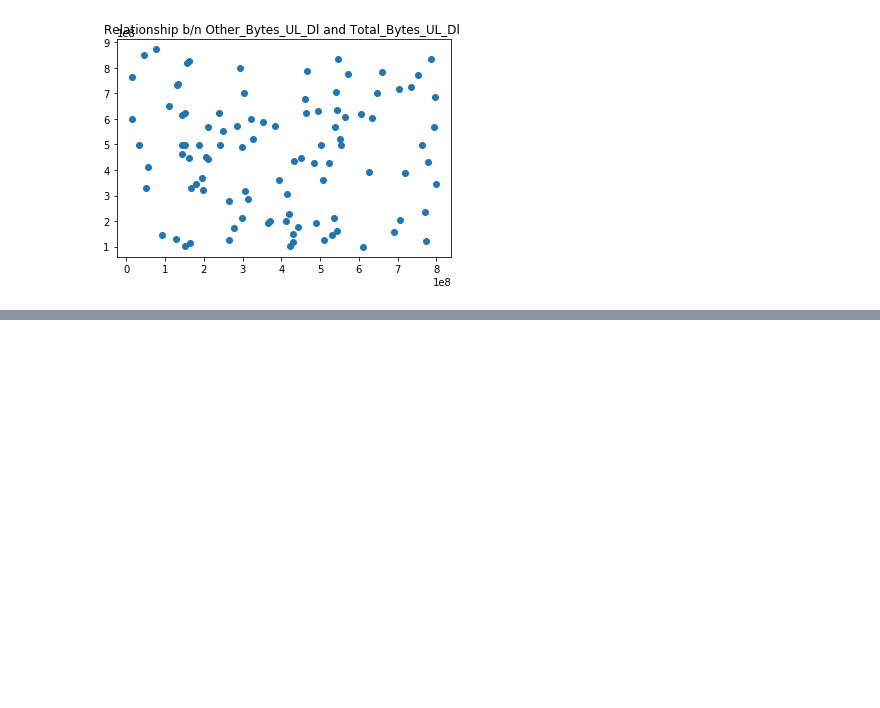
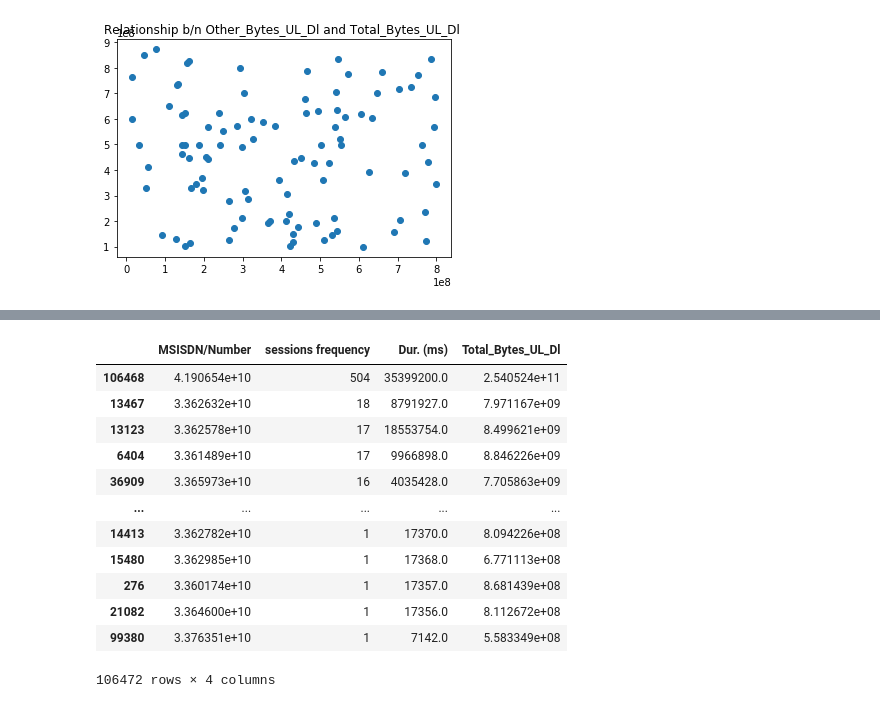
Before and after one commit to Haftom2323/10_Academy_Week1_Challenge, a Jupyter notebook: notebooks/data_cleaning and exploration.ipynb, the cells around one changed output, grey strips where cells are left out. Saved outputs shown, nothing was run; the diff lists cells and outputs as text; code cells hidden in the pictures; blank space fills up the shorter version.

```diff
--- a/notebooks/data_cleaning and exploration.ipynb
+++ b/notebooks/data_cleaning and exploration.ipynb
@@ -574,0 +591,13 @@ new_df.corr()
+# %%
+def total_data_usage(df,ul,dl):
+    return df[ul]+df[dl]
+dataset=df_clean[['MSISDN/Number','Bearer Id','Dur. (ms)']]
+dataset['Social_Media_UL_Dl']=total_data_usage(df_clean,'Social Media UL (Bytes)','Social Media DL (Bytes)')
+dataset['Google_Bytes_UL_Dl']=total_data_usage(df_clean,'Google UL (Bytes)','Google DL (Bytes)')
+dataset['Email_Bytes_UL_Dl']=total_data_usage(df_clean,'Email UL (Bytes)','Email DL (Bytes)')
+dataset['Youtube_Bytes_UL_Dl']=total_data_usage(df_clean,'Youtube UL (Bytes)','Youtube DL (Bytes)')
+dataset['Netflix_Bytes_UL_Dl']=total_data_usage(df_clean,'Netflix UL (Bytes)','Netflix DL (Bytes)')
+dataset['Gaming_Bytes_UL_Dl']=total_data_usage(df_clean,'Gaming UL (Bytes)','Gaming DL (Bytes)')
+dataset['Other_Bytes_UL_Dl']=total_data_usage(df_clean,'Other UL (Bytes)','Other DL (Bytes)')
+dataset['Total_Bytes_UL_Dl']=total_data_usage(df_clean,'Total UL (Bytes)','Total DL (Bytes)')
+dataset.head()
@@ -574,0 +611,6 @@ new_df.corr()
+# %%
+dataset=dataset.groupby(['MSISDN/Number']).agg({'Bearer Id':'count', 'Dur. (ms)':'sum', 'Total_Bytes_UL_Dl':'sum'}).reset_index()
+
+dataset.rename(columns={'Bearer Id':'sessions frequency'},inplace=True)
+#dataset.sample()
+dataset.head()
@@ -574,0 +624,17 @@ new_df.corr()
+# %%
+#top 10 customers per sessions frequency
+dataset.sort_values(['sessions frequency'], ascending=False).head(10)
+# %% [output]
+|  | MSISDN/Number | sessions frequency | Dur. (ms) | Total_Bytes_UL_Dl |
+| 106468 | 4.190654e+10 | 504 | 35399200.0 | 2.540524e+11 |
+| 13467 | 3.362632e+10 | 18 | 8791927.0 | 7.971167e+09 |
+| 13123 | 3.362578e+10 | 17 | 18553754.0 | 8.499621e+09 |
+| 6404 | 3.361489e+10 | 17 | 9966898.0 | 8.846226e+09 |
+| 36909 | 3.365973e+10 | 16 | 4035428.0 | 7.705863e+09 |
+| ... | ... | ... | ... | ... |
+| 14413 | 3.362782e+10 | 1 | 17370.0 | 8.094226e+08 |
+| 15480 | 3.362985e+10 | 1 | 17368.0 | 6.771113e+08 |
+| 276 | 3.360174e+10 | 1 | 17357.0 | 8.681439e+08 |
+| 21082 | 3.364600e+10 | 1 | 17356.0 | 8.112672e+08 |
+| 99380 | 3.376351e+10 | 1 | 7142.0 | 5.583349e+08 |
+106472 rows × 4 columns
```
Also changed, not shown: parts of 22 cells of this notebook.
